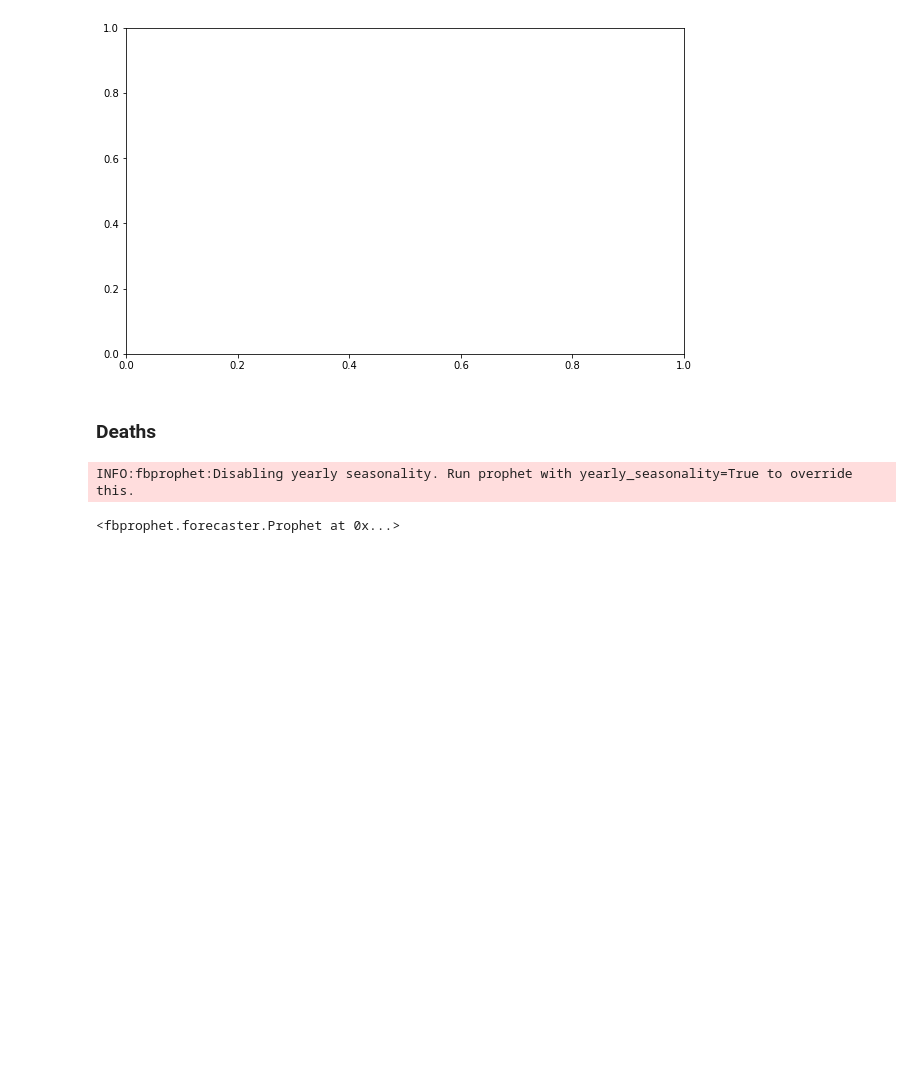
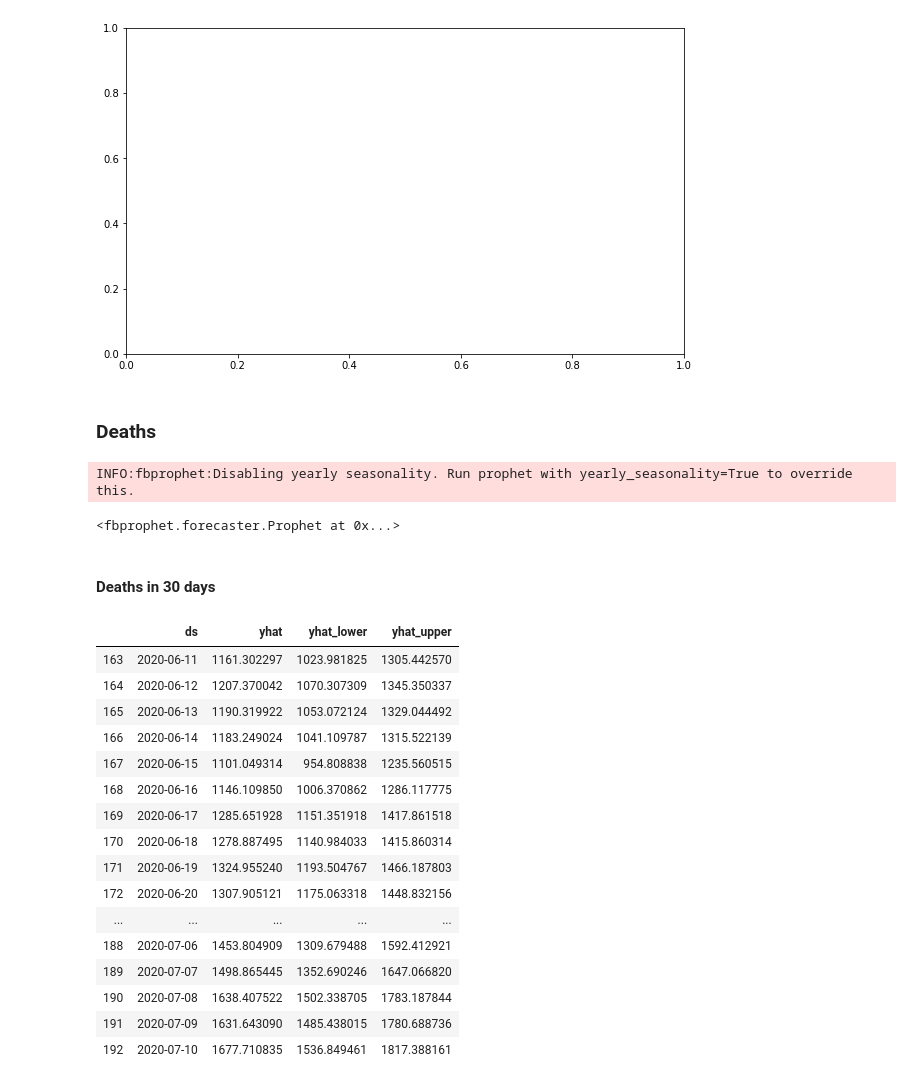
Before and after one commit to thaina-batista/covid-19-analysis, a Jupyter notebook: Forecast.ipynb, the cells around one changed output. Cells and saved outputs as stored; diff of their text form; code cells hidden in the pictures; blank space fills up the shorter version.

```diff
--- a/Forecast.ipynb
+++ b/Forecast.ipynb
@@ -115,3 +184,5 @@ deaths_model.fit(df_br_deaths)
 # %% [output]
 INFO:fbprophet:Disabling yearly seasonality. Run prophet with yearly_seasonality=True to override this.
 <fbprophet.forecaster.Prophet at 0x...>
+# %% [markdown]
+#### Deaths in 30 days
@@ -117,0 +191,21 @@ INFO:fbprophet:Disabling yearly seasonality. Run prophet with yearly_seasonality
+# %%
+forecast_deaths = deaths_model.predict(future_deaths)
+forecast_deaths[['ds', 'yhat', 'yhat_lower', 'yhat_upper']].tail(30)
+# %% [output]
+|  | ds | yhat | yhat_lower | yhat_upper |
+| 163 | 2020-06-11 | 1161.302297 | 1023.981825 | 1305.442570 |
+| 164 | 2020-06-12 | 1207.370042 | 1070.307309 | 1345.350337 |
+| 165 | 2020-06-13 | 1190.319922 | 1053.072124 | 1329.044492 |
+| 166 | 2020-06-14 | 1183.249024 | 1041.109787 | 1315.522139 |
+| 167 | 2020-06-15 | 1101.049314 | 954.808838 | 1235.560515 |
+| 168 | 2020-06-16 | 1146.109850 | 1006.370862 | 1286.117775 |
+| 169 | 2020-06-17 | 1285.651928 | 1151.351918 | 1417.861518 |
+| 170 | 2020-06-18 | 1278.887495 | 1140.984033 | 1415.860314 |
+| 171 | 2020-06-19 | 1324.955240 | 1193.504767 | 1466.187803 |
+| 172 | 2020-06-20 | 1307.905121 | 1175.063318 | 1448.832156 |
+| ... | ... | ... | ... | ... |
+| 188 | 2020-07-06 | 1453.804909 | 1309.679488 | 1592.412921 |
+| 189 | 2020-07-07 | 1498.865445 | 1352.690246 | 1647.066820 |
+| 190 | 2020-07-08 | 1638.407522 | 1502.338705 | 1783.187844 |
+| 191 | 2020-07-09 | 1631.643090 | 1485.438015 | 1780.688736 |
+| 192 | 2020-07-10 | 1677.710835 | 1536.849461 | 1817.388161 |
```
Also changed, not shown: parts of 22 cells of this notebook, 6 other files.
